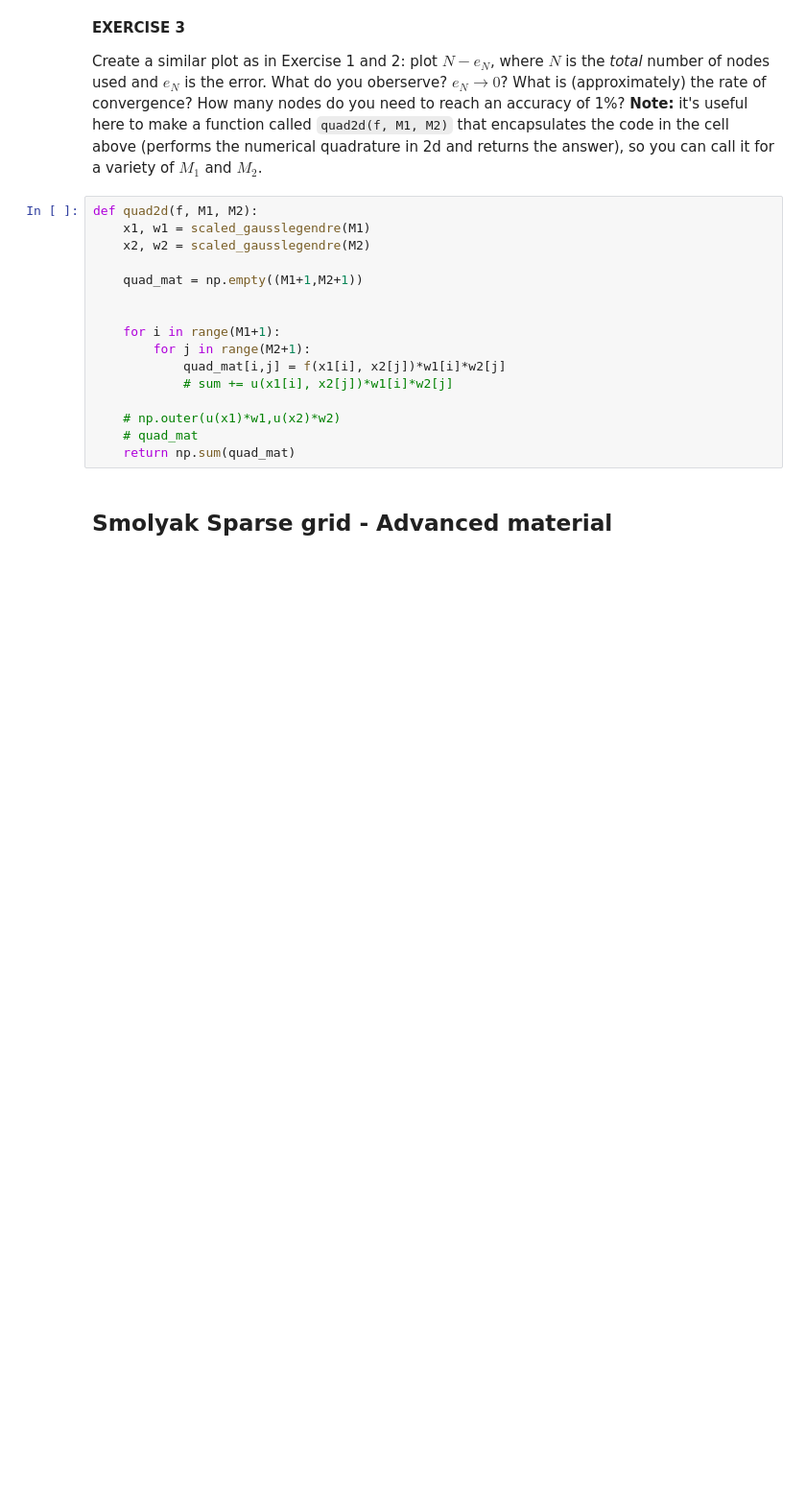
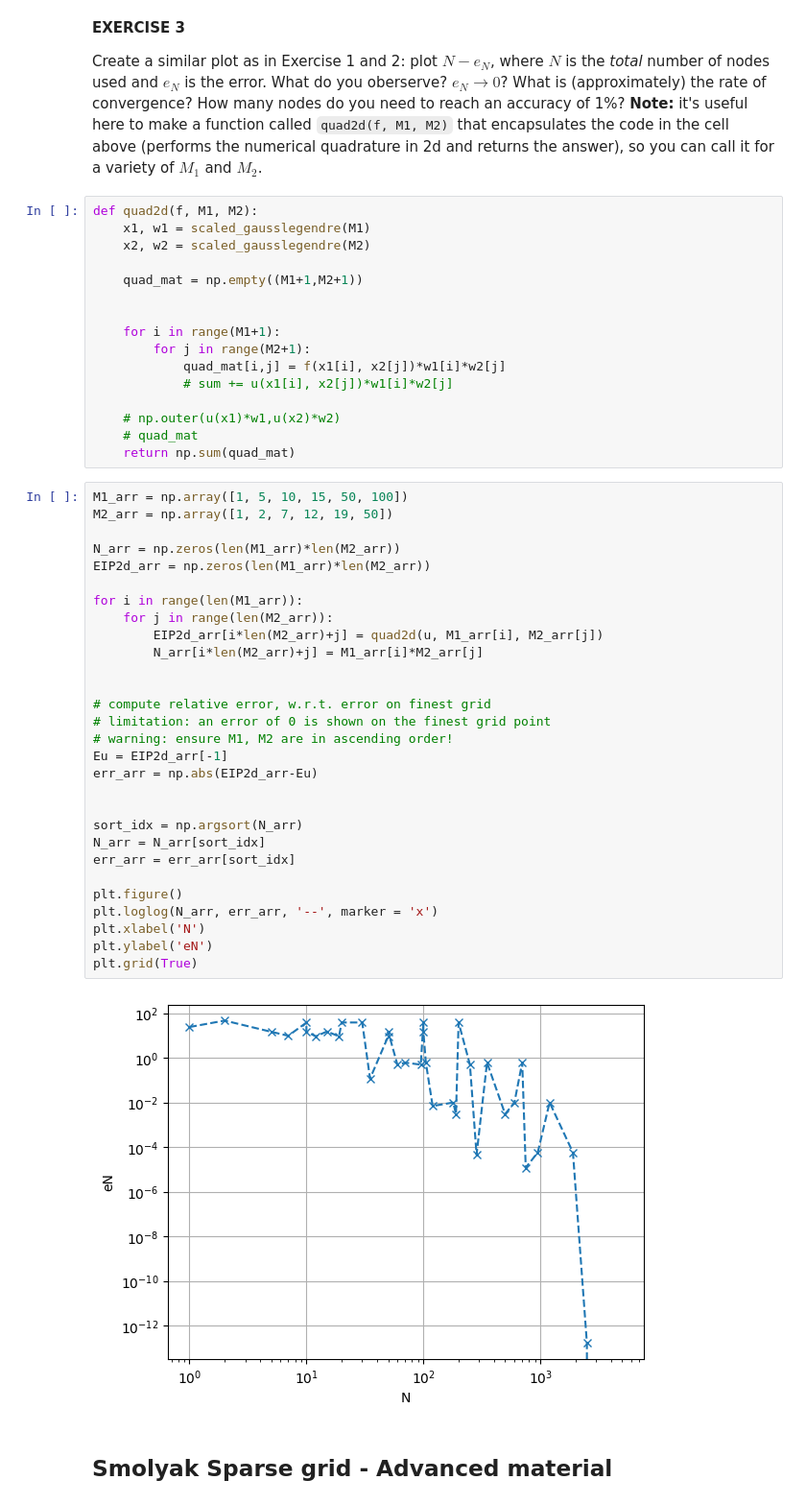
Before and after one commit to msahirs/CFD_IV, a Jupyter notebook: Tutorial1.ipynb, the cells around one changed output. Shown: that part at 96% size. Cells and saved outputs as stored; diff of their text form; blank space fills up the shorter version.

```diff
--- a/Tutorial1.ipynb
+++ b/Tutorial1.ipynb
@@ -228,6 +228,37 @@ def quad2d(f, M1, M2):
     # np.outer(u(x1)*w1,u(x2)*w2)
     # quad_mat
     return np.sum(quad_mat)
+# %%
+M1_arr = np.array([1, 5, 10, 15, 50, 100])
+M2_arr = np.array([1, 2, 7, 12, 19, 50])
+
+N_arr = np.zeros(len(M1_arr)*len(M2_arr))
+EIP2d_arr = np.zeros(len(M1_arr)*len(M2_arr))
+
+for i in range(len(M1_arr)):
+    for j in range(len(M2_arr)):
+        EIP2d_arr[i*len(M2_arr)+j] = quad2d(u, M1_arr[i], M2_arr[j])
+        N_arr[i*len(M2_arr)+j] = M1_arr[i]*M2_arr[j]
+
+
+# compute relative error, w.r.t. error on finest grid
+# limitation: an error of 0 is shown on the finest grid point
+# warning: ensure M1, M2 are in ascending order!
+Eu = EIP2d_arr[-1]
+err_arr = np.abs(EIP2d_arr-Eu)
+
+
+sort_idx = np.argsort(N_arr)
+N_arr = N_arr[sort_idx]
+err_arr = err_arr[sort_idx]
+
+plt.figure()
+plt.loglog(N_arr, err_arr, '--', marker = 'x')
+plt.xlabel('N')
+plt.ylabel('eN')
+plt.grid(True)
+# %% [output]
+[figure, added]
 # %% [markdown]
 ## Smolyak Sparse grid - Advanced material
 # %% [markdown]
```
Also changed, not shown: parts of 4 cells of this notebook.
